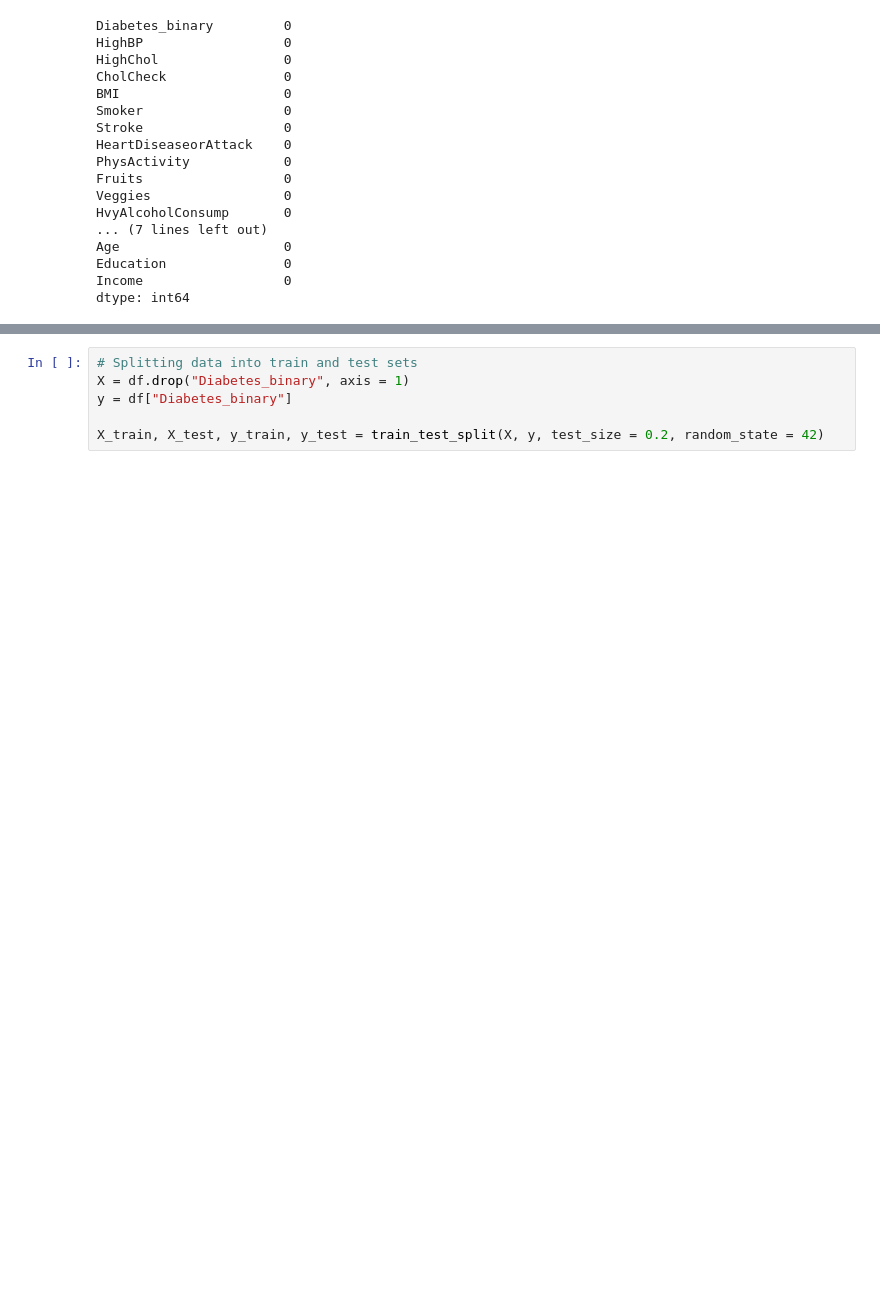
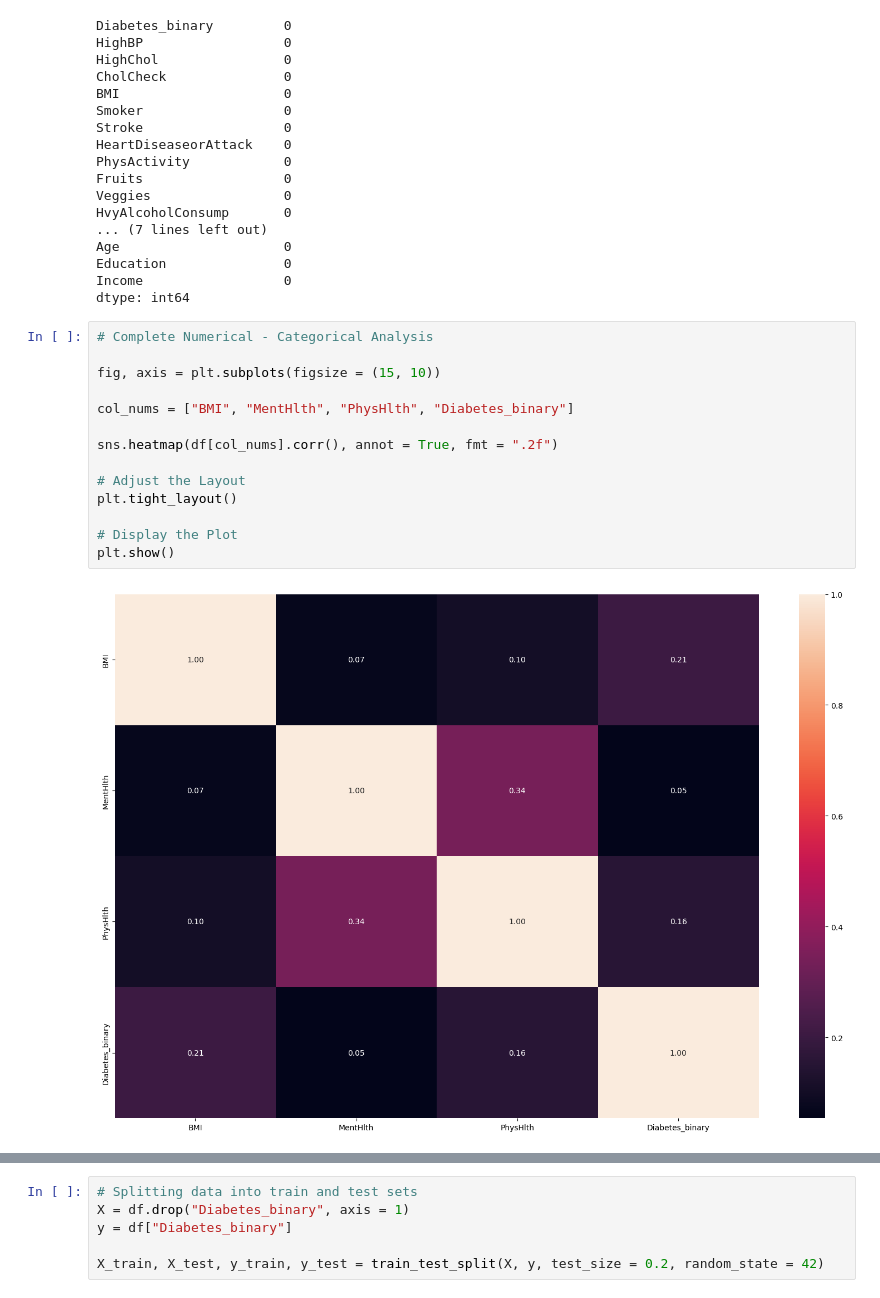
Before and after one commit to Salvador0302/pruebaproyecto_, a Jupyter notebook: proyecto.ipynb, the cells around one changed output, grey strips where cells are left out. Drawn from its saved outputs; the diff is of its cells as text; blank space fills up the shorter version.

```diff
--- a/proyecto.ipynb
+++ b/proyecto.ipynb
@@ -207,3 +209,19 @@ Age                     0
 Education               0
 Income                  0
 dtype: int64
+# %%
+# Complete Numerical - Categorical Analysis
+
+fig, axis = plt.subplots(figsize = (15, 10))
+
+col_nums = ["BMI", "MentHlth", "PhysHlth", "Diabetes_binary"]
+
+sns.heatmap(df[col_nums].corr(), annot = True, fmt = ".2f")
+
+# Adjust the Layout
+plt.tight_layout()
+
+# Display the Plot
+plt.show()
+# %% [output]
+[figure, added]
```
Also changed, not shown: parts of 11 cells of this notebook.
